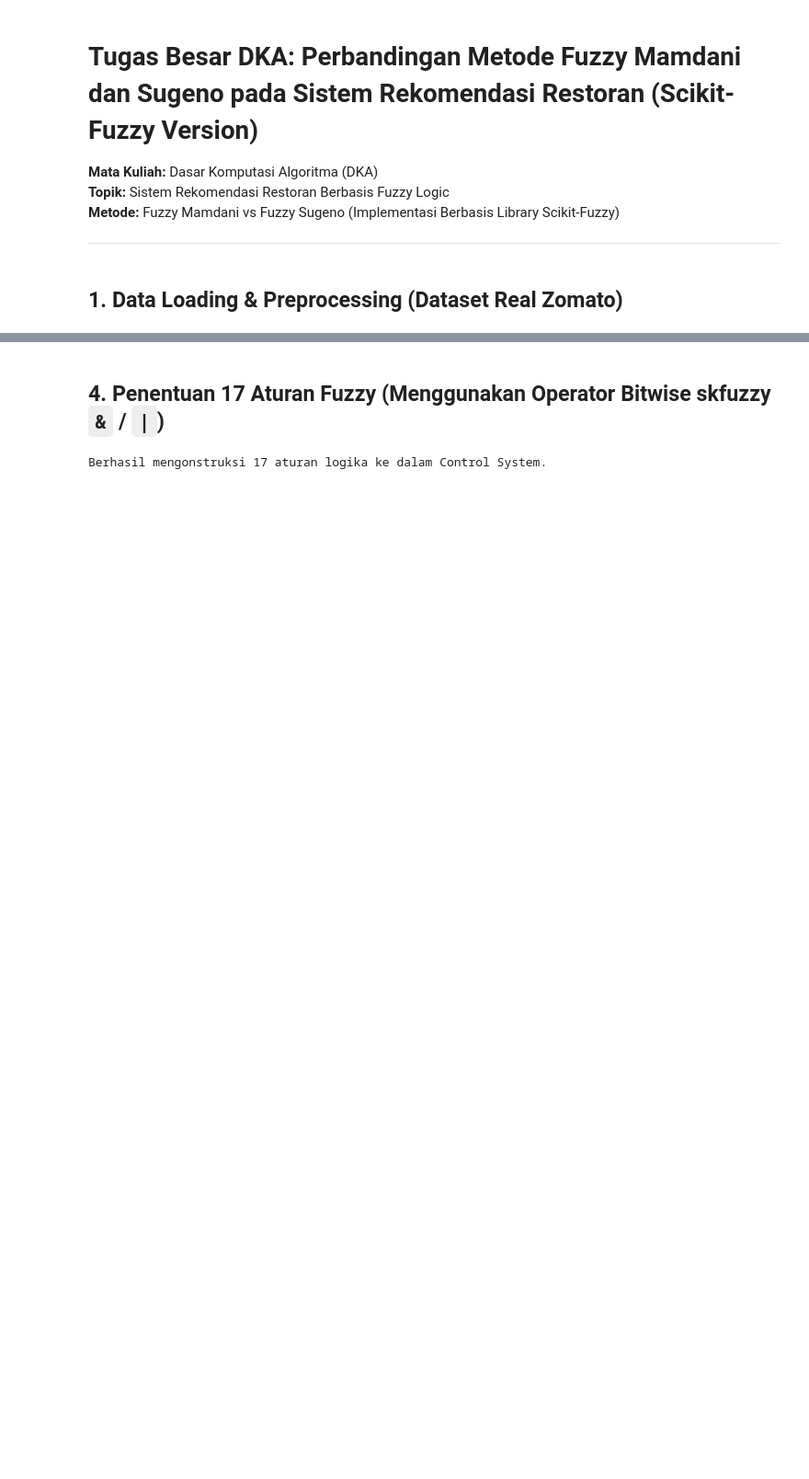
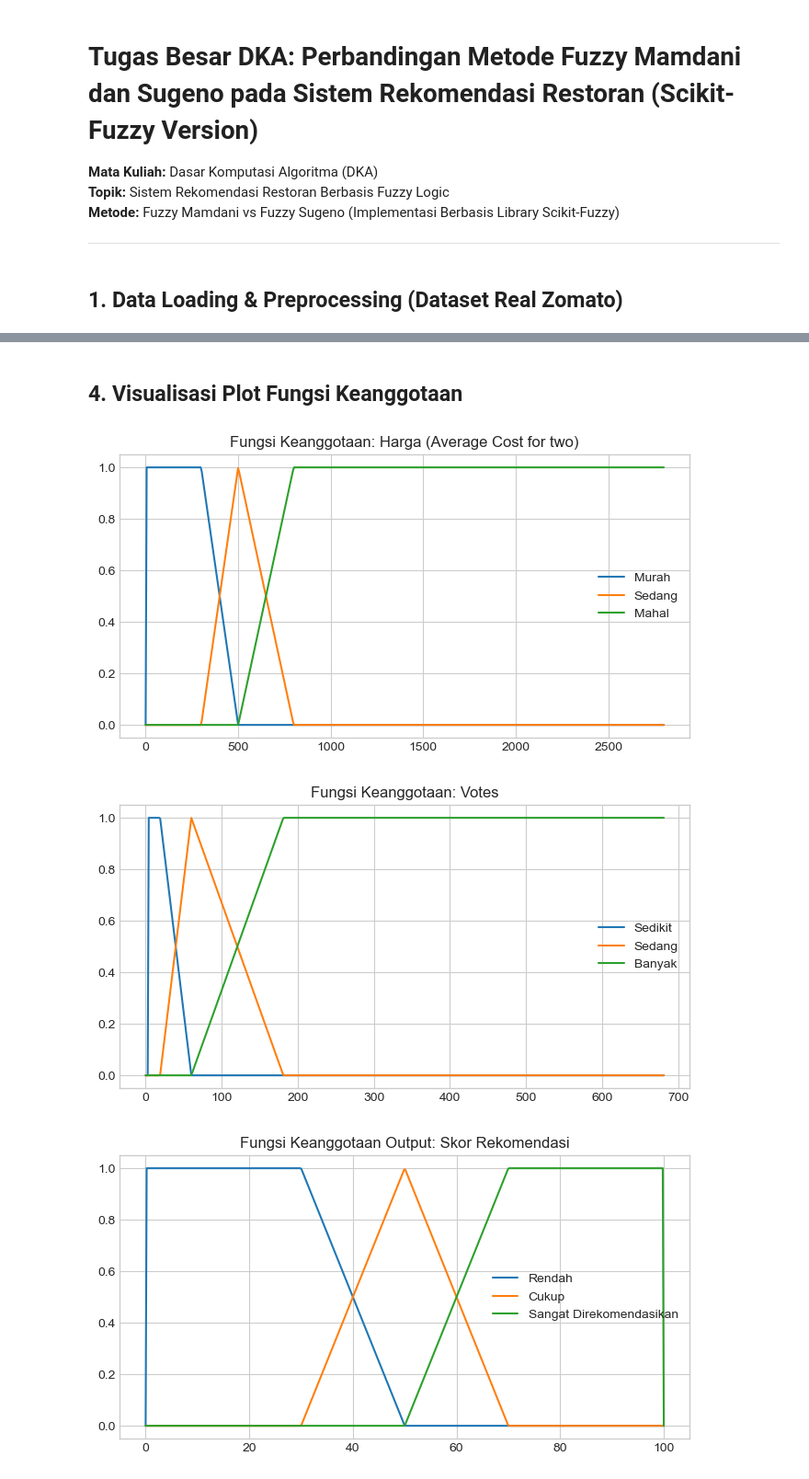
Before and after one commit to Balbale02/TUBES-DKA-SAPI, a Jupyter notebook: Tugas Besar DKA/tugas_besar_dka_fuzzy.ipynb, the cells around one changed output, grey strips where cells are left out. Shown at 92% size. Drawn from its saved outputs; the diff is of its cells as text; code cells hidden in the pictures; blank space fills up the shorter version.

```diff
--- a/Tugas Besar DKA/tugas_besar_dka_fuzzy.ipynb
+++ b/Tugas Besar DKA/tugas_besar_dka_fuzzy.ipynb
@@ -120,30 +125,49 @@ Fungsi keanggotaan kurva fuzzy berhasil dipetakan.
 # %% [markdown]
-## 4. Penentuan 17 Aturan Fuzzy (Menggunakan Operator Bitwise skfuzzy `&` / `|`)
+## 4. Visualisasi Plot Fungsi Keanggotaan
 # %%
-rules = [
-    ctrl.Rule(harga['murah'] & votes['banyak'], rekomendasi_mam['sangat_layak']),
-    ctrl.Rule(harga['murah'] & votes['sedang'], rekomendasi_mam['cukup_layak']),
-    ctrl.Rule(harga['murah'] & votes['sedikit'], rekomendasi_mam['cukup_layak']),
-    ctrl.Rule(harga['sedang'] & votes['banyak'], rekomendasi_mam['sangat_layak']),
-    ctrl.Rule(harga['sedang'] & votes['sedang'], rekomendasi_mam['cukup_layak']),
-    ctrl.Rule(harga['sedang'] & votes['sedikit'], rekomendasi_mam['tidak_layak']),
-    ctrl.Rule(harga['mahal'] & votes['banyak'], rekomendasi_mam['cukup_layak']),
-    ctrl.Rule(harga['mahal'] & votes['sedang'], rekomendasi_mam['tidak_layak']),
-    ctrl.Rule(harga['mahal'] & votes['sedikit'], rekomendasi_mam['tidak_layak']),
-    ctrl.Rule(price_range['rendah'] & votes['banyak'], rekomendasi_mam['sangat_layak']),
-    ctrl.Rule(price_range['tinggi'] & votes['sedikit'], rekomendasi_mam['tidak_layak']),
-    ctrl.Rule(price_range['sedang'] & votes['sedang'], rekomendasi_mam['cukup_layak']),
-    ctrl.Rule(booking['ya'] & delivery['ya'], rekomendasi_mam['sangat_layak']),
-    ctrl.Rule(booking['tidak'] & delivery['tidak'] & votes['sedikit'], rekomendasi_mam['tidak_layak']),
-    ctrl.Rule(booking['ya'] & votes['sedang'], rekomendasi_mam['cukup_layak']),
-    ctrl.Rule(delivery['ya'] & harga['murah'], rekomendasi_mam['sangat_layak']),
-    ctrl.Rule(booking['tidak'] & harga['mahal'], rekomendasi_mam['tidak_layak'])
-]
+# 1. Plot Harga
+x_harga = np.linspace(0, bp_cost['p75'] + 2000, 500)
+y_harga_murah = [trap_mf(x, bp_cost['min'], bp_cost['min'], bp_cost['p25'], bp_cost['p50']) for x in x_harga]
+y_harga_sedang = [tri_mf(x, bp_cost['p25'], bp_cost['p50'], bp_cost['p75']) for x in x_harga]
+y_harga_mahal = [trap_mf(x, bp_cost['p50'], bp_cost['p75'], bp_cost['max'], bp_cost['max']) for x in x_harga]
 
-mamdani_ctrl = ctrl.ControlSystem(rules)
-mamdani_sim = ctrl.ControlSystemSimulation(mamdani_ctrl)
+plt.figure(figsize=(8, 4))
+plt.plot(x_harga, y_harga_murah, label='Murah')
+plt.plot(x_harga, y_harga_sedang, label='Sedang')
+plt.plot(x_harga, y_harga_mahal, label='Mahal')
+plt.title('Fungsi Keanggotaan: Harga (Average Cost for two)')
+plt.legend()
+plt.show()
 
-print(f"Berhasil mengonstruksi {len(rules)} aturan logika ke dalam Control System.")
+# 2. Plot Votes
+x_votes = np.linspace(0, bp_votes['p75'] + 500, 500)
+y_votes_sedikit = [trap_mf(x, bp_votes['min'], bp_votes['min'], bp_votes['p25'], bp_votes['p50']) for x in x_votes]
+y_votes_sedang = [tri_mf(x, bp_votes['p25'], bp_votes['p50'], bp_votes['p75']) for x in x_votes]
+y_votes_banyak = [trap_mf(x, bp_votes['p50'], bp_votes['p75'], bp_votes['max'], bp_votes['max']) for x in x_votes]
+
+plt.figure(figsize=(8, 4))
+plt.plot(x_votes, y_votes_sedikit, label='Sedikit')
+plt.plot(x_votes, y_votes_sedang, label='Sedang')
+plt.plot(x_votes, y_votes_banyak, label='Banyak')
+plt.title('Fungsi Keanggotaan: Votes')
+plt.legend()
+plt.show()
+
+# 3. Plot Output Rekomendasi
+x_out = np.linspace(0, 100, 500)
+y_out_rendah = [trap_mf(x, 0, 0, 30, 50) for x in x_out]
+y_out_cukup = [tri_mf(x, 30, 50, 70) for x in x_out]
+y_out_sangat = [trap_mf(x, 50, 70, 100, 100) for x in x_out]
+
+plt.figure(figsize=(8, 4))
+plt.plot(x_out, y_out_rendah, label='Rendah')
+plt.plot(x_out, y_out_cukup, label='Cukup')
+plt.plot(x_out, y_out_sangat, label='Sangat Direkomendasikan')
+plt.title('Fungsi Keanggotaan Output: Skor Rekomendasi')
+plt.legend()
+plt.show()
 # %% [output]
-Berhasil mengonstruksi 17 aturan logika ke dalam Control System.
+[figure, added]
+[figure, added]
+[figure, added]
 # %% [markdown]
```
Also changed, not shown: parts of 14 cells of this notebook.
